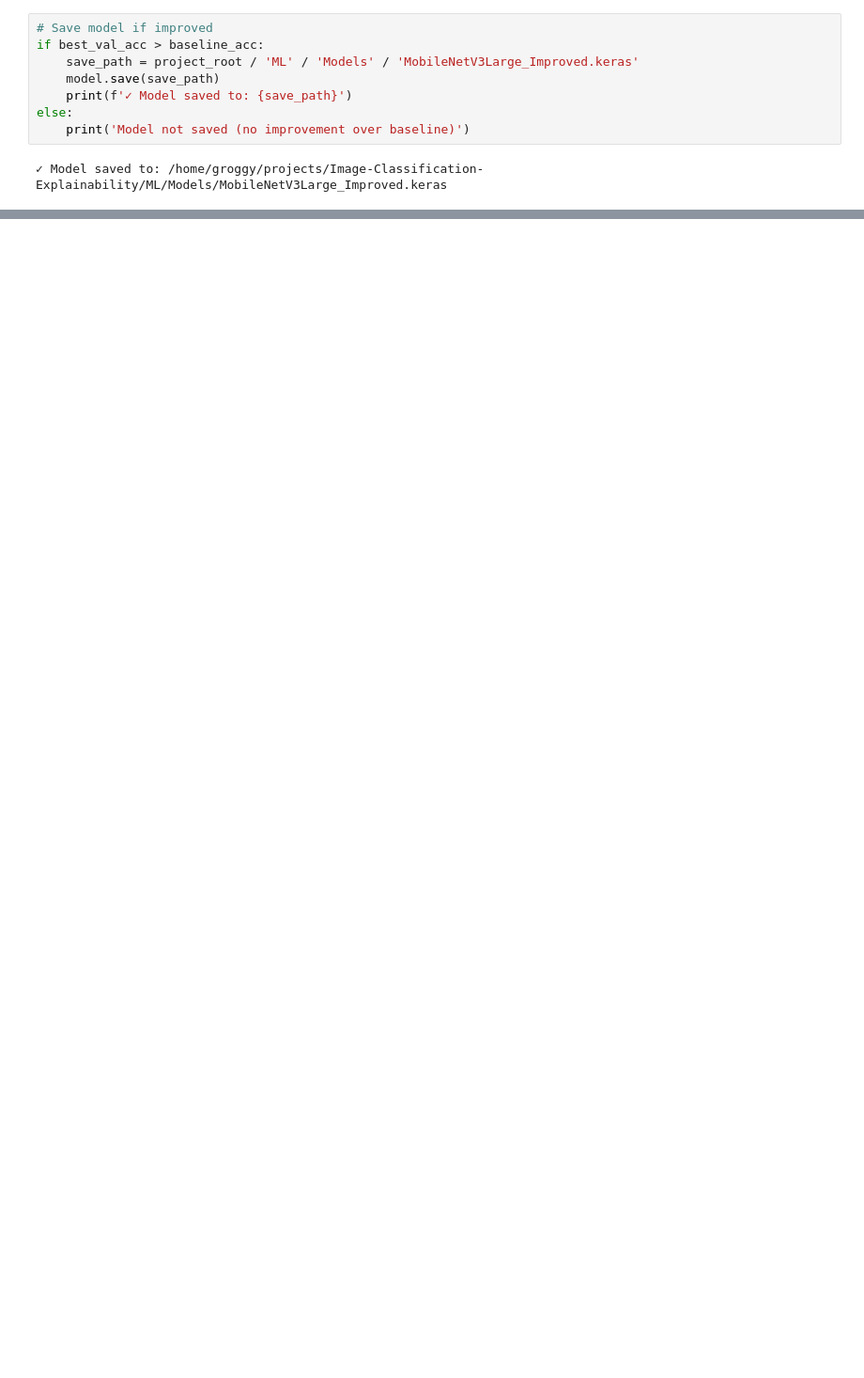
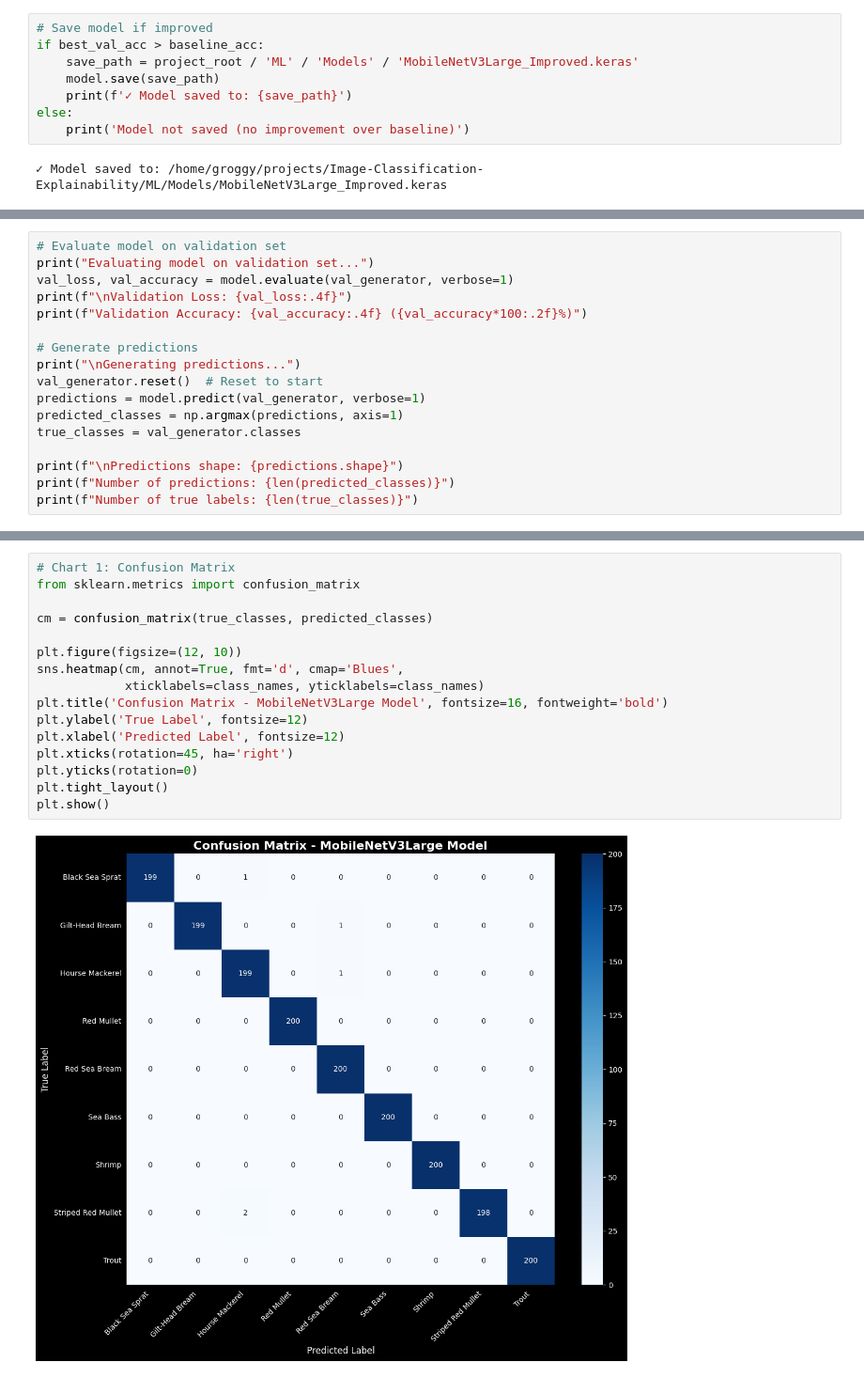
Before and after one commit to mr-andersonn/Image-Classification-Explainability, a Jupyter notebook: ML/Model_Creation/MobileNetV3Large_Improved.ipynb, the cells around one changed output, grey strips where cells are left out. Shown at 94% size. Cells and saved outputs as stored; diff of their text form; blank space fills up the shorter version.

```diff
--- a/ML/Model_Creation/MobileNetV3Large_Improved.ipynb
+++ b/ML/Model_Creation/MobileNetV3Large_Improved.ipynb
@@ -236,0 +203,17 @@ Model: "functional"
+# %%
+# Evaluate model on validation set
+print("Evaluating model on validation set...")
+val_loss, val_accuracy = model.evaluate(val_generator, verbose=1)
+print(f"\nValidation Loss: {val_loss:.4f}")
+print(f"Validation Accuracy: {val_accuracy:.4f} ({val_accuracy*100:.2f}%)")
+
+# Generate predictions
+print("\nGenerating predictions...")
+val_generator.reset()  # Reset to start
+predictions = model.predict(val_generator, verbose=1)
+predicted_classes = np.argmax(predictions, axis=1)
+true_classes = val_generator.classes
+
+print(f"\nPredictions shape: {predictions.shape}")
+print(f"Number of predictions: {len(predicted_classes)}")
+print(f"Number of true labels: {len(true_classes)}")
@@ -236,0 +233,18 @@ Model: "functional"
+# %%
+# Chart 1: Confusion Matrix
+from sklearn.metrics import confusion_matrix
+
+cm = confusion_matrix(true_classes, predicted_classes)
+
+plt.figure(figsize=(12, 10))
+sns.heatmap(cm, annot=True, fmt='d', cmap='Blues',
+            xticklabels=class_names, yticklabels=class_names)
+plt.title('Confusion Matrix - MobileNetV3Large Model', fontsize=16, fontweight='bold')
+plt.ylabel('True Label', fontsize=12)
+plt.xlabel('Predicted Label', fontsize=12)
+plt.xticks(rotation=45, ha='right')
+plt.yticks(rotation=0)
+plt.tight_layout()
+plt.show()
+# %% [output]
+[figure, added]
```
Also changed, not shown: parts of 16 cells of this notebook, 6 other files.
